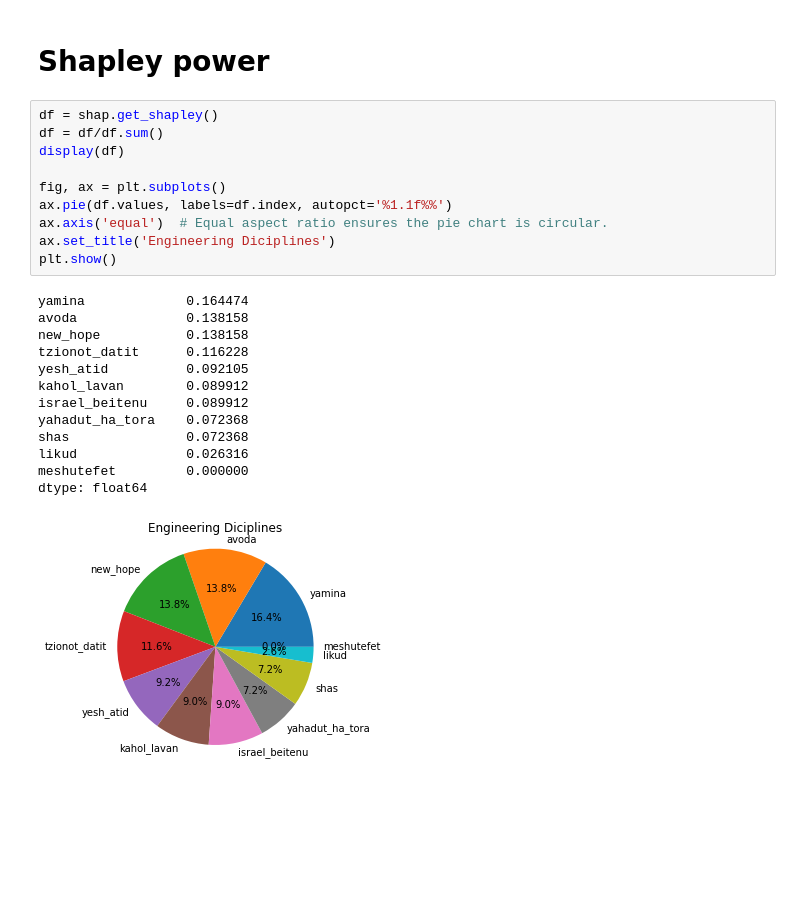
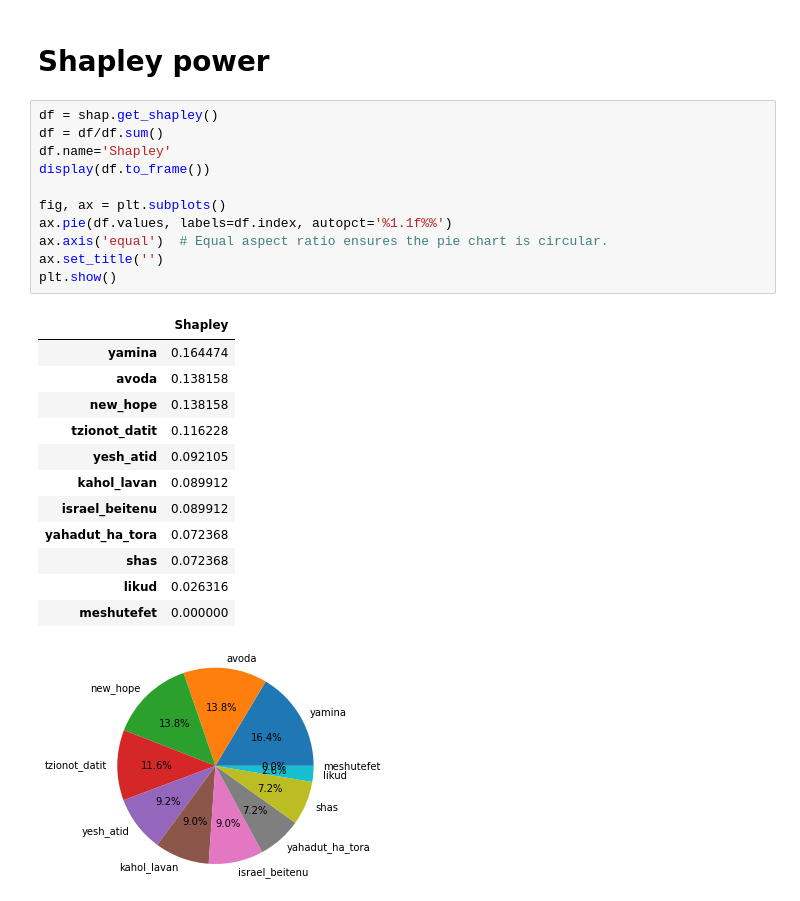
Before and after one commit to GuysBarash/PoliticalShapley, a Jupyter notebook: Israeli_politics_shapley.ipynb, the cells around one changed output. Saved outputs shown, nothing was run; the diff lists cells and outputs as text; blank space fills up the shorter version.

```diff
--- a/Israeli_politics_shapley.ipynb
+++ b/Israeli_politics_shapley.ipynb
@@ -61,24 +61,25 @@ display(df)
 # %%
 df = shap.get_shapley()
 df = df/df.sum()
-display(df)
+df.name='Shapley'
+display(df.to_frame())
 
 fig, ax = plt.subplots()
 ax.pie(df.values, labels=df.index, autopct='%1.1f%%')
 ax.axis('equal')  # Equal aspect ratio ensures the pie chart is circular.
-ax.set_title('Engineering Diciplines')
+ax.set_title('')
 plt.show()
 # %% [output]
-yamina             0.164474
-avoda              0.138158
-new_hope           0.138158
-tzionot_datit      0.116228
-yesh_atid          0.092105
-kahol_lavan        0.089912
-israel_beitenu     0.089912
-yahadut_ha_tora    0.072368
-shas               0.072368
-likud              0.026316
-meshutefet         0.000000
-dtype: float64
+|  | Shapley |
+| yamina | 0.164474 |
+| avoda | 0.138158 |
+| new_hope | 0.138158 |
+| tzionot_datit | 0.116228 |
+| yesh_atid | 0.092105 |
+| kahol_lavan | 0.089912 |
+| israel_beitenu | 0.089912 |
+| yahadut_ha_tora | 0.072368 |
+| shas | 0.072368 |
+| likud | 0.026316 |
+| meshutefet | 0.000000 |
-[figure, old version]
+[figure, new version]
```
